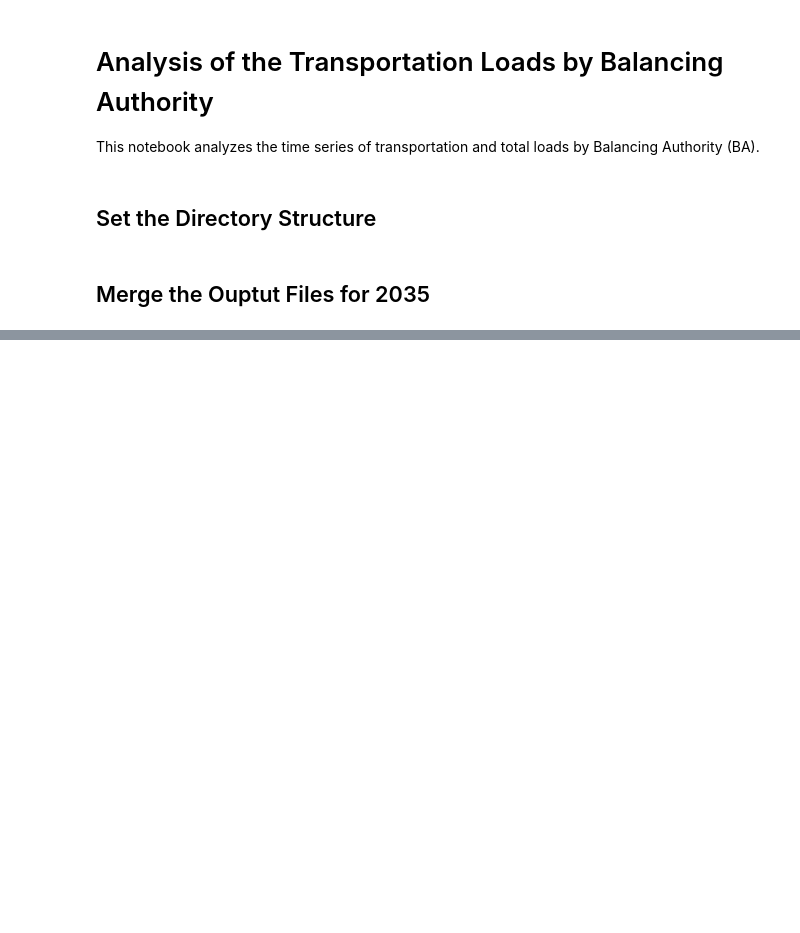
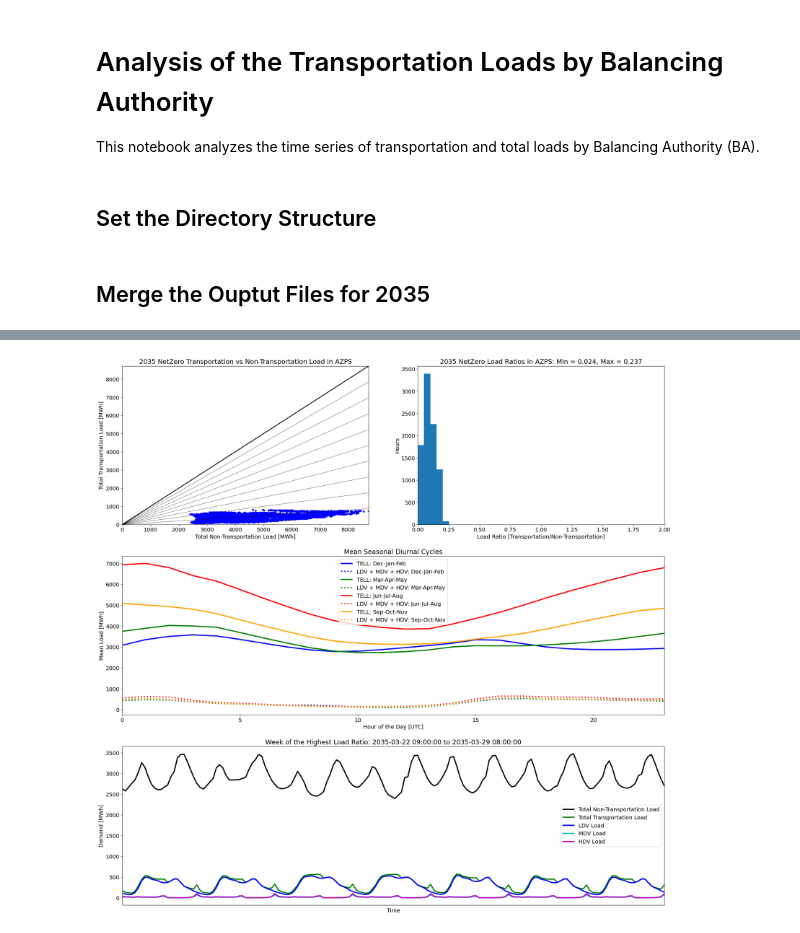
Before and after one commit to GODEEEP/load_analysis, a Jupyter notebook: notebooks/transportation_analysis.ipynb, the cells around one changed output, grey strips where cells are left out. Cells and saved outputs as stored; diff of their text form; code cells hidden in the pictures; blank space fills up the shorter version.

Commit message:
Updated transportation analysis

```diff
--- a/notebooks/transportation_analysis.ipynb
+++ b/notebooks/transportation_analysis.ipynb
@@ -21,10 +21,13 @@ image_output_dir =  '/Users/burl878/Documents/Code/code_repos/load_analysis/figu
 ## Merge the Ouptut Files for 2035
 # %%
 # Define a function to read in the load and transportation data for a given BA:
-def merge_load_trn_data(ba: str, scenario: str, load_data_input_dir: str, trn_data_input_dir: str):
+def merge_load_trn_data(ba: str, scenario: str, year: str, load_data_input_dir: str, trn_data_input_dir: str):
 
     # Load in the raw data file:
-    ldv_df = pd.read_csv(os.path.join(trn_data_input_dir, r'LDV', scenario, r'rcp45cooler', (ba + '_hourly_LDV_load_' + scenario + '_rcp45cooler_2035.csv')), index_col=None, header=0)
+    if scenario == 'BAU':
+       ldv_df = pd.read_csv(os.path.join(trn_data_input_dir, r'LDV', scenario, r'rcp45hotter', (ba + '_hourly_LDV_load_' + scenario + '_rcp45hotter_' + year + '.csv')), index_col=None, header=0)
+    if scenario == 'NetZero':
+       ldv_df = pd.read_csv(os.path.join(trn_data_input_dir, r'LDV', scenario, r'rcp85hotter', (ba + '_hourly_LDV_load_' + scenario + '_rcp85hotter_' + year + '.csv')), index_col=None, header=0)
 
     # Convert the timestamp into a datetime variable:
     ldv_df['Date'] = pd.to_datetime(ldv_df['time'])
@@ -43,9 +46,9 @@ def merge_load_trn_data(ba: str, scenario: str, load_data_input_dir: str, trn_da
 
     # Load in the raw data file:
     if scenario == 'BAU':
-       mdv_df = pd.read_csv(os.path.join(trn_data_input_dir, r'MHDV', scenario, ('mdv_BAU_' + ba + '_profile_2035.csv')), index_col=None, header=0)
+       mdv_df = pd.read_csv(os.path.join(trn_data_input_dir, r'MHDV', scenario, ('mdv_BAU_' + ba + '_profile_' + year + '.csv')), index_col=None, header=0)
     if scenario == 'NetZero':
-       mdv_df = pd.read_csv(os.path.join(trn_data_input_dir, r'MHDV', scenario, ('mdv_NZ_' + ba + '_profile_2035.csv')), index_col=None, header=0)
+       mdv_df = pd.read_csv(os.path.join(trn_data_input_dir, r'MHDV', scenario, ('mdv_NZ_' + ba + '_profile_' + year + '.csv')), index_col=None, header=0)
 
     # Convert the timestamp into a datetime variable:
     mdv_df['Date'] = pd.to_datetime(mdv_df['time'])
@@ -64,9 +67,9 @@ def merge_load_trn_data(ba: str, scenario: str, load_data_input_dir: str, trn_da
 
     # Load in the raw data file:
     if scenario == 'BAU':
-       hdv_df = pd.read_csv(os.path.join(trn_data_input_dir, r'MHDV', scenario, ('hdv_BAU_' + ba + '_profile_2035.csv')), index_col=None, header=0)
+       hdv_df = pd.read_csv(os.path.join(trn_data_input_dir, r'MHDV', scenario, ('hdv_BAU_' + ba + '_profile_' + year + '.csv')), index_col=None, header=0)
     if scenario == 'NetZero':
-       hdv_df = pd.read_csv(os.path.join(trn_data_input_dir, r'MHDV', scenario, ('hdv_NZ_' + ba + '_profile_2035.csv')), index_col=None, header=0)
+       hdv_df = pd.read_csv(os.path.join(trn_data_input_dir, r'MHDV', scenario, ('hdv_NZ_' + ba + '_profile_' + year + '.csv')), index_col=None, header=0)
 
     # Convert the timestamp into a datetime variable:
     hdv_df['Date'] = pd.to_datetime(hdv_df['time'])
@@ -85,9 +88,9 @@ def merge_load_trn_data(ba: str, scenario: str, load_data_input_dir: str, trn_da
 
     # Read in the TELL BA output file for that year and scenario:
     if scenario == 'BAU':
-       tell_df = pd.read_csv(load_data_input_dir + 'outputs/tell_output/BAU_Climate/2035/TELL_Balancing_Authority_Hourly_Load_Data_2035_Scaled_2035.csv')
+       tell_df = pd.read_csv(load_data_input_dir + 'outputs/tell_output/BAU_Climate/' + year + '/TELL_Balancing_Authority_Hourly_Load_Data_' + year + '_Scaled_' + year + '.csv')
     if scenario == 'NetZero':
-       tell_df = pd.read_csv(load_data_input_dir + 'outputs/tell_output/NetZeroNoCCS_Climate/2035/TELL_Balancing_Authority_Hourly_Load_Data_2035_Scaled_2035.csv')
+       tell_df = pd.read_csv(load_data_input_dir + 'outputs/tell_output/NetZeroNoCCS_Climate/' + year + '/TELL_Balancing_Authority_Hourly_Load_Data_' + year + '_Scaled_' + year + '.csv')
 
     # Subset to just the data for the state being processed:
     tell_df = tell_df[tell_df['BA_Code'] == ba].copy()
@@ -132,10 +150,11 @@ a
 # %%
 # Define a function to plot the comparison between the TELL and transportation loads for a given BA:
-def plot_data_comparison(ba_to_plot: str, scenario_to_plot: str, load_data_input_dir: str, trn_data_input_dir: str, image_output_dir: str, save_images=False):
+def plot_data_comparison(ba_to_plot: str, scenario_to_plot: str, year_to_plot: str, load_data_input_dir: str, trn_data_input_dir: str, image_output_dir: str, save_images=False):
 
     # Merge the required data using the function created above:
     merged_df = merge_load_trn_data(ba = ba_to_plot,
                                     scenario = scenario_to_plot,
+                                    year = year_to_plot,
                                     load_data_input_dir = load_data_input_dir,
                                     trn_data_input_dir = trn_data_input_dir)
 
@@ -212,14 +231,14 @@ def plot_data_comparison(ba_to_plot: str, scenario_to_plot: str, load_data_input
     plt.ylim([0, max_load])
     plt.xlabel('Total Non-Transportation Load [MWh]')
     plt.ylabel('Total Transportation Load [MWh]')
-    plt.title('2035 ' + scenario_to_plot + ' Transportation vs Non-Transportation Load in ' + ba_to_plot)
+    plt.title(year_to_plot + ' ' + scenario_to_plot + ' Transportation vs Non-Transportation Load in ' + ba_to_plot)
 
     plt.subplot(322)
     plt.hist(merged_df['Load_Ratio'], bins = (pd.Series(np.arange(0,2,0.05))))
     plt.xlim([0, 2])
     plt.xlabel('Load Ratio [Transportation/Non-Transportation]')
     plt.ylabel('Hours')
-    plt.title('2035 ' + scenario_to_plot + ' Load Ratios in ' + ba_to_plot + ': Min = ' + str(merged_df['Load_Ratio'].min(axis=0).round(3)) + ', Max = ' + str(merged_df['Load_Ratio'].max(axis=0).round(3)))
+    plt.title(year_to_plot + ' ' + scenario_to_plot + ' Load Ratios in ' + ba_to_plot + ': Min = ' + str(merged_df['Load_Ratio'].min(axis=0).round(3)) + ', Max = ' + str(merged_df['Load_Ratio'].max(axis=0).round(3)))
 
     plt.subplot(312)
     plt.plot(np.arange(0,24,1), mean_tell_load_df.loc[0,:], color = 'b', linewidth = 3, linestyle = '-', label = 'TELL: Dec-Jan-Feb')
@@ -254,9 +273,11 @@ def plot_data_comparison(ba_to_plot: str, scenario_to_plot: str, load_data_input
        filename = (ba_to_plot + '_' + scenario_to_plot + '_Transportation_Comparison.png')
        plt.savefig(os.path.join(image_output_dir, filename), dpi=75, bbox_inches='tight')
 # %%
-plot_data_comparison(ba_to_plot = 'WACM',
-                     scenario_to_plot = 'BAU',
+plot_data_comparison(ba_to_plot = 'AZPS',
+                     scenario_to_plot = 'NetZero',
                      load_data_input_dir = load_data_input_dir,
                      trn_data_input_dir = trn_data_input_dir,
                      image_output_dir = image_output_dir,
-                     save_images = True)
+                     save_images = False)
+# %% [output]
+[figure, added]
```
Also changed, not shown: parts of 1 cell of this notebook, 1 other file.
